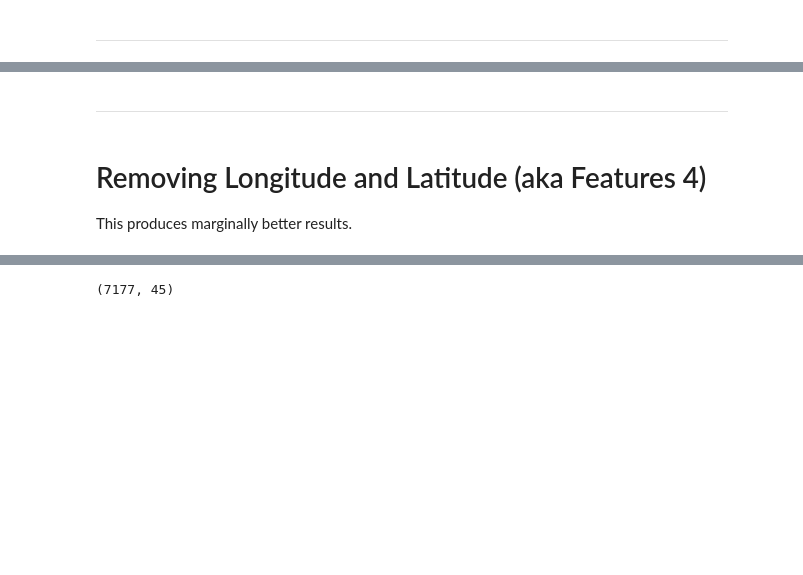
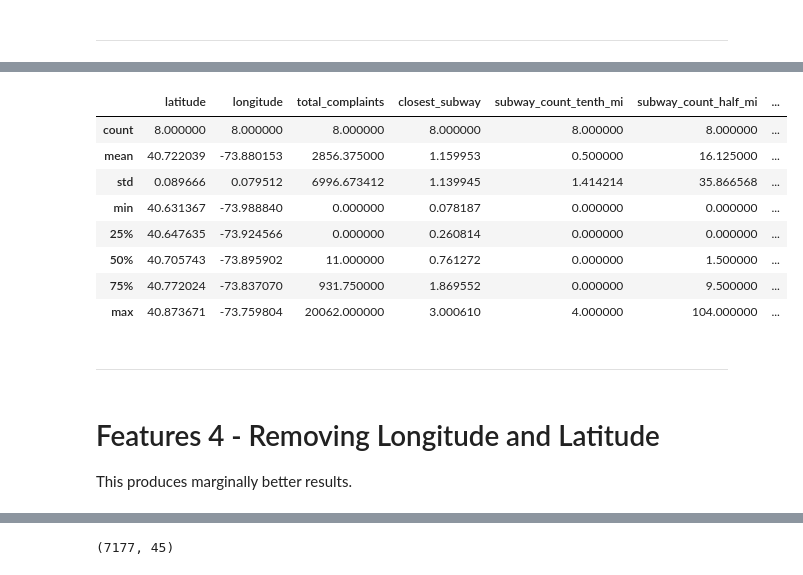
Before and after one commit to lmdunn/nycpermits, a Jupyter notebook: 04_modeling.ipynb, the cells around one changed output, grey strips where cells are left out. Cells and saved outputs as stored; diff of their text form; code cells hidden in the pictures; blank space fills up the shorter version.

```diff
--- a/04_modeling.ipynb
+++ b/04_modeling.ipynb
@@ -586,7 +1817,19 @@ permits_X[permits_X['cluster'] == -1]
+# %%
+test_real_X[test_real_X['cluster'] == -1].describe()
+# %% [output]
+|  | latitude | longitude | total_complaints | closest_subway | subway_count_tenth_mi | subway_count_half_mi | ... |
+| count | 8.000000 | 8.000000 | 8.000000 | 8.000000 | 8.000000 | 8.000000 | ... |
+| mean | 40.722039 | -73.880153 | 2856.375000 | 1.159953 | 0.500000 | 16.125000 | ... |
+| std | 0.089666 | 0.079512 | 6996.673412 | 1.139945 | 1.414214 | 35.866568 | ... |
+| min | 40.631367 | -73.988840 | 0.000000 | 0.078187 | 0.000000 | 0.000000 | ... |
+| 25% | 40.647635 | -73.924566 | 0.000000 | 0.260814 | 0.000000 | 0.000000 | ... |
+| 50% | 40.705743 | -73.895902 | 11.000000 | 0.761272 | 0.000000 | 1.500000 | ... |
+| 75% | 40.772024 | -73.837070 | 931.750000 | 1.869552 | 0.000000 | 9.500000 | ... |
+| max | 40.873671 | -73.759804 | 20062.000000 | 3.000610 | 4.000000 | 104.000000 | ... |
 # %% [markdown]
 -----
 # %% [markdown]
-# Removing Longitude and Latitude (aka Features 4)
+# Features 4 - Removing Longitude and Latitude
 This produces marginally better results.
 # %%
 to_drop4 = to_drop3 + ['latitude', 'longitude']
```
Also changed, not shown: parts of 221 cells of this notebook, 14 other files.
